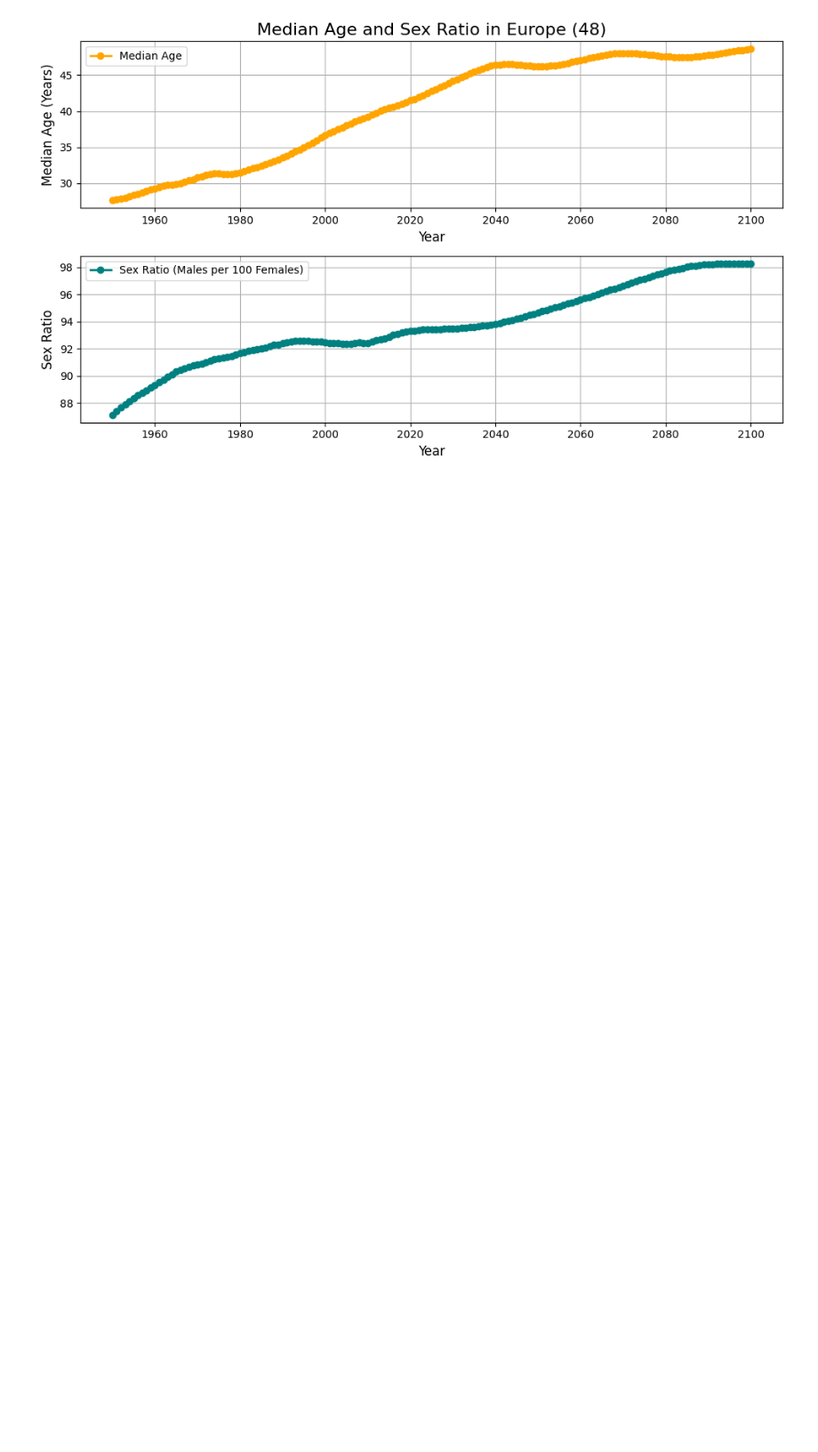
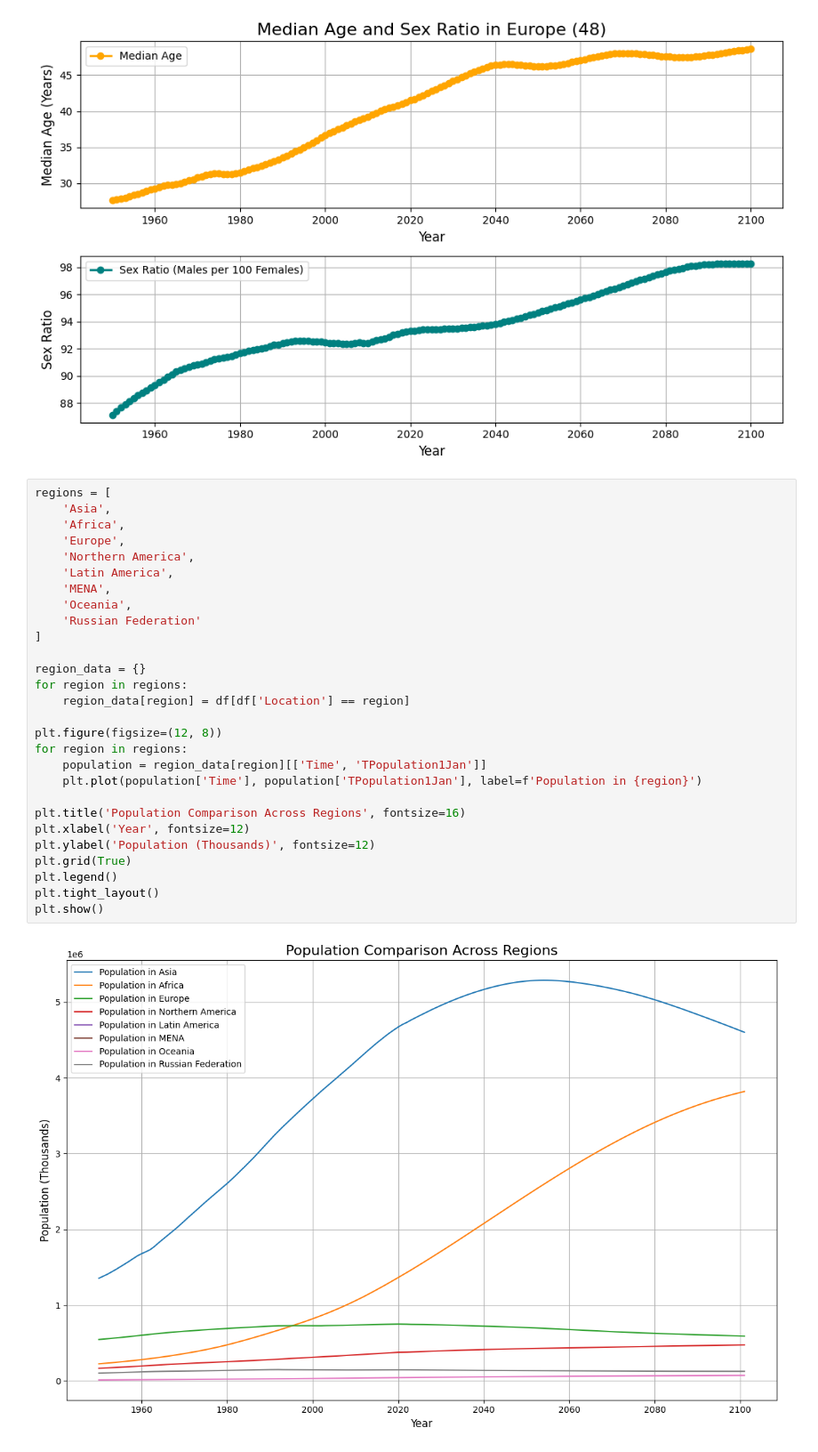
Before and after one commit to Y1-Bit/Population-Insights, a Jupyter notebook: notebooks/population_analysis.ipynb, the cells around one changed output. Shown at 89% size. Cells and saved outputs as stored; diff of their text form; blank space fills up the shorter version.

Commit message:
Compare populations with a different regions

```diff
--- a/notebooks/population_analysis.ipynb
+++ b/notebooks/population_analysis.ipynb
@@ -122,3 +122,33 @@ plt.savefig(f"../charts/{location}_median_age_sex_ratio.png")
 plt.show()
 # %% [output]
 [figure]
+# %%
+regions = [
+    'Asia',
+    'Africa',
+    'Europe',
+    'Northern America',
+    'Latin America',
+    'MENA',
+    'Oceania',
+    'Russian Federation'
+]
+
+region_data = {}
+for region in regions:
+    region_data[region] = df[df['Location'] == region]
+
+plt.figure(figsize=(12, 8))
+for region in regions:
+    population = region_data[region][['Time', 'TPopulation1Jan']]
+    plt.plot(population['Time'], population['TPopulation1Jan'], label=f'Population in {region}')
+
+plt.title('Population Comparison Across Regions', fontsize=16)
+plt.xlabel('Year', fontsize=12)
+plt.ylabel('Population (Thousands)', fontsize=12)
+plt.grid(True)
+plt.legend()
+plt.tight_layout()
+plt.show()
+# %% [output]
+[figure, added]
```
